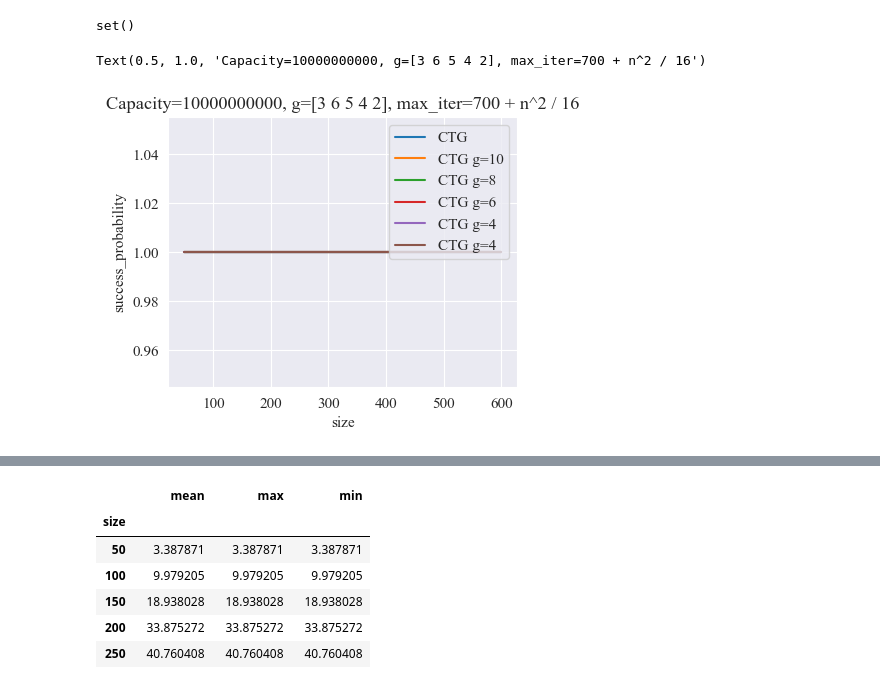
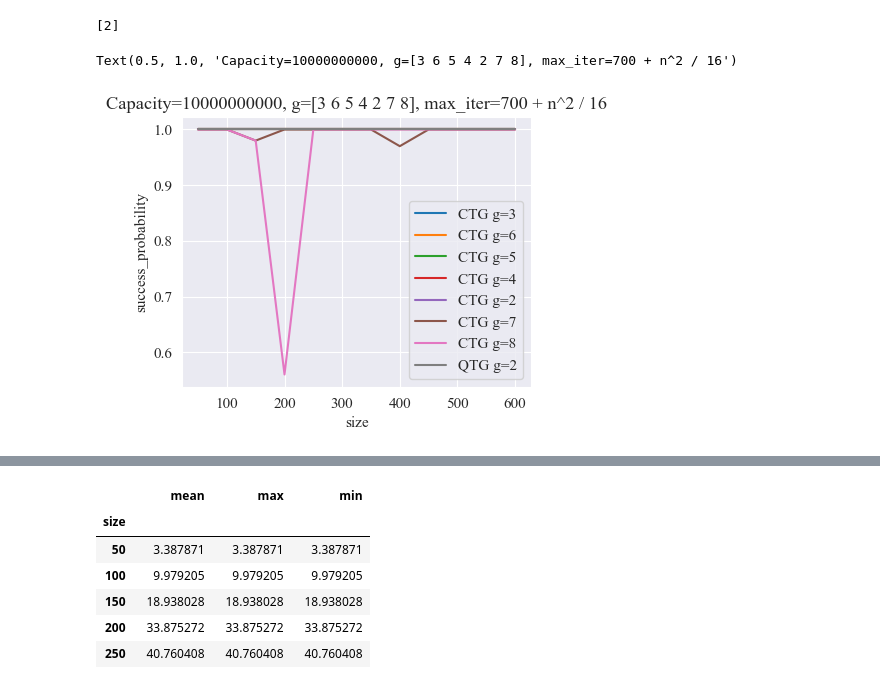
Before and after one commit to SoerenWilkening/QTG_0-1Knapsack, a Jupyter notebook: evaluation/08_ctg_qtg_analysis.ipynb, the cells around one changed output, grey strips where cells are left out. Cells and saved outputs as stored; diff of their text form; code cells hidden in the pictures.

```diff
--- a/evaluation/08_ctg_qtg_analysis.ipynb
+++ b/evaluation/08_ctg_qtg_analysis.ipynb
@@ -74,25 +88,24 @@ combo_results['g'] = combo_results.apply(
 # %%
 missing_instances = set(combo_results['instance'].unique()) - set(ctg_results['instance'].unique())
-print(missing_instances)
+print(qtg_results['g'].unique())
 # %% [output]
-set()
+[2]
 # %%
 fig, ax = plt.subplots(figsize=(4.5, 3.5))
 #sns.lineplot(qtg_results, x='size', y='success_probability', ax=ax, label="QTG")
-sns.lineplot(ctg_results, x='size', y='success_probability', ax=ax, label="CTG")
-sns.lineplot(ctg_results[ctg_results['g'] == 2], x='size', y='success_probability', ax=ax, label="CTG g=10")
-sns.lineplot(ctg_results[ctg_results['g'] == 3], x='size', y='success_probability', ax=ax, label="CTG g=8")
-sns.lineplot(ctg_results[ctg_results['g'] == 4], x='size', y='success_probability', ax=ax, label="CTG g=6")
-sns.lineplot(ctg_results[ctg_results['g'] == 5], x='size', y='success_probability', ax=ax, label="CTG g=4")
-sns.lineplot(ctg_results[ctg_results['g'] == 6], x='size', y='success_probability', ax=ax, label="CTG g=4")
+#sns.lineplot(ctg_results, x='size', y='success_probability', ax=ax, label="CTG")
+for g in ctg_results['g'].unique():
+    sns.lineplot(ctg_results[ctg_results['g'] == g], x='size', y='success_probability', ax=ax, label=f"CTG g={g}")
+
+sns.lineplot(qtg_results, x='size', y='success_probability', ax=ax, label="QTG g=2")
 
 assert len(ctg_results["capacity"].unique()) == 1
 assert len(ctg_results["max_iter"].unique()) == 1
 ax.set_title(
     f"Capacity={ctg_results['capacity'].unique()[0]}, g={ctg_results['g'].unique()}, max_iter={ctg_results['max_iter'].unique()[0]}")
 # %% [output]
-Text(0.5, 1.0, 'Capacity=10000000000, g=[3 6 5 4 2], max_iter=700 + n^2 / 16')
+Text(0.5, 1.0, 'Capacity=10000000000, g=[3 6 5 4 2 7 8], max_iter=700 + n^2 / 16')
-[figure, old version]
+[figure, new version]
 # %%
 ctg_results.groupby(['size', 'g']).describe()['success_probability'][['mean', 'max', 'min']]
 # %% [output]
```
Also changed, not shown: parts of 5 cells of this notebook, 24 other files.
